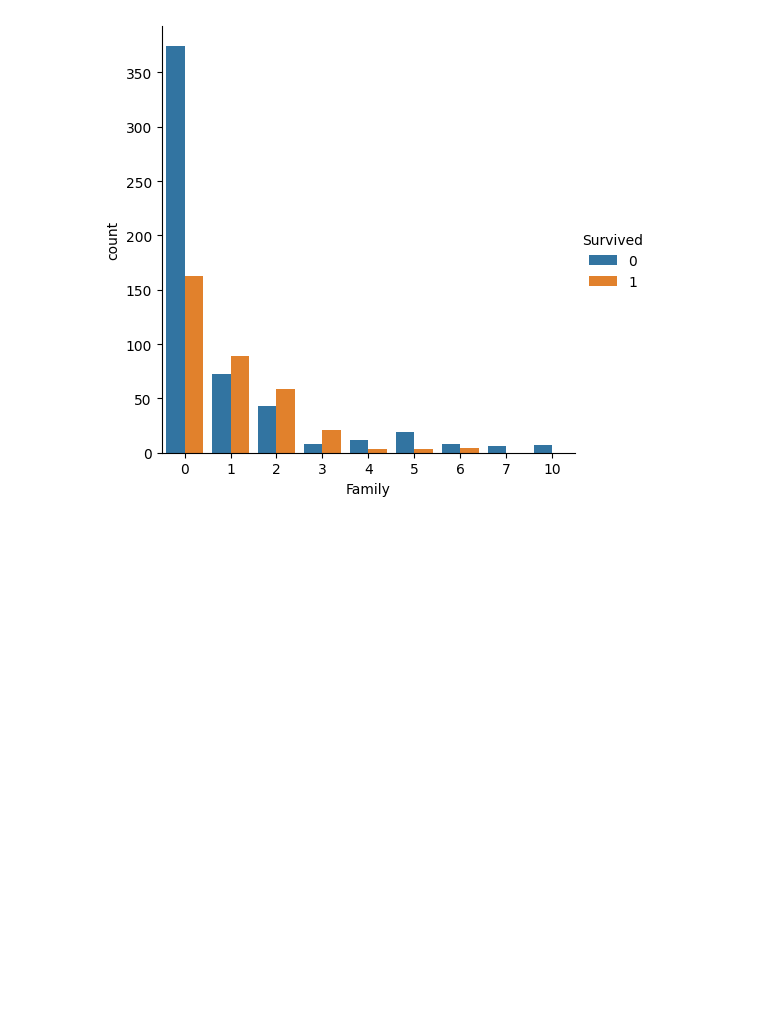
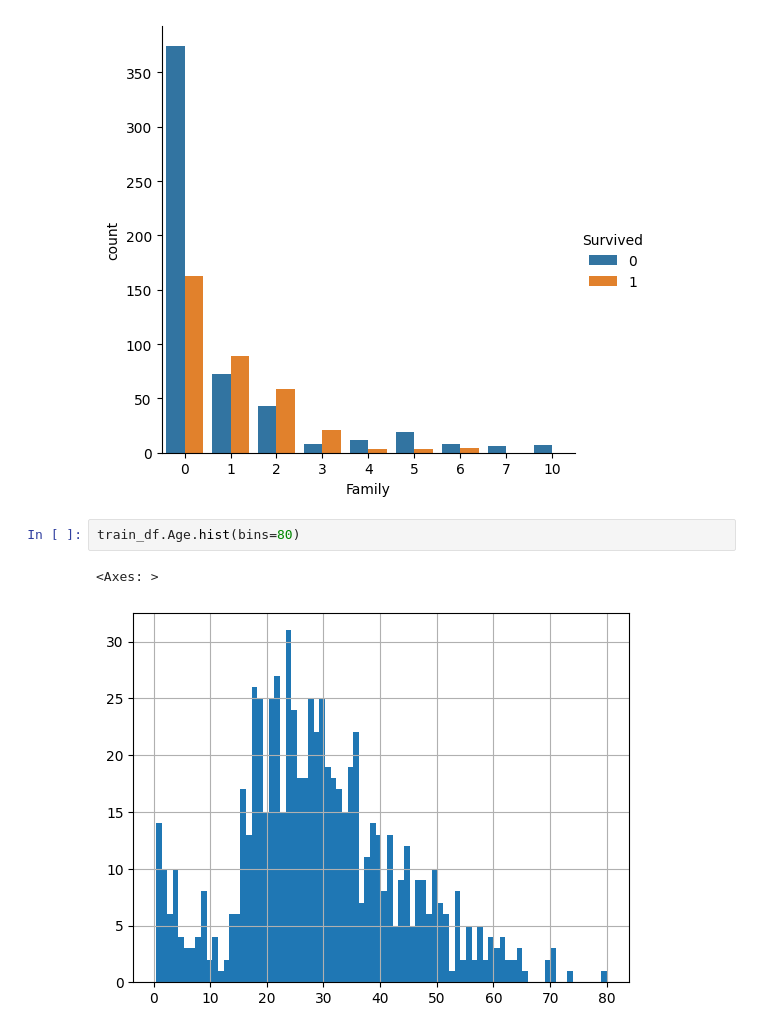
Before and after one commit to sergiolopezzl/DIMD, a Jupyter notebook: clase.ipynb, the cells around one changed output. Cells and saved outputs as stored; diff of their text form; blank space fills up the shorter version.

```diff
--- a/clase.ipynb
+++ b/clase.ipynb
@@ -191,3 +191,8 @@ sns.catplot(x='Family', data=train_df, hue='Survived', kind='count')
 # %% [output]
 <seaborn.axisgrid.FacetGrid at 0x...>
 [figure]
+# %%
+train_df.Age.hist(bins=80)
+# %% [output]
+<Axes: >
+[figure, added]
```
Also changed, not shown: parts of 9 cells of this notebook.
